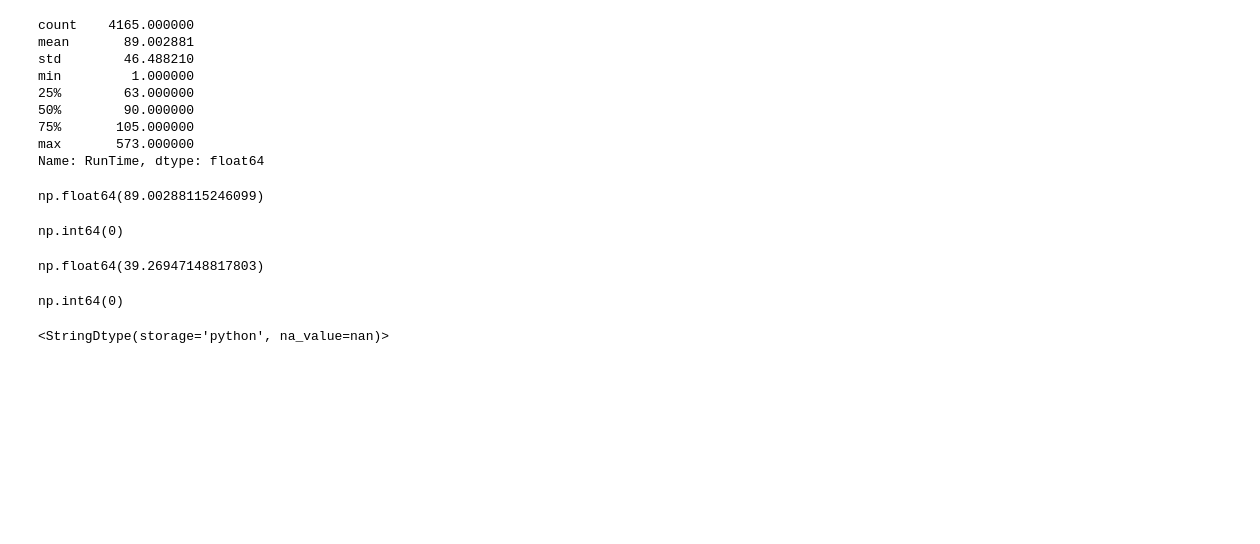
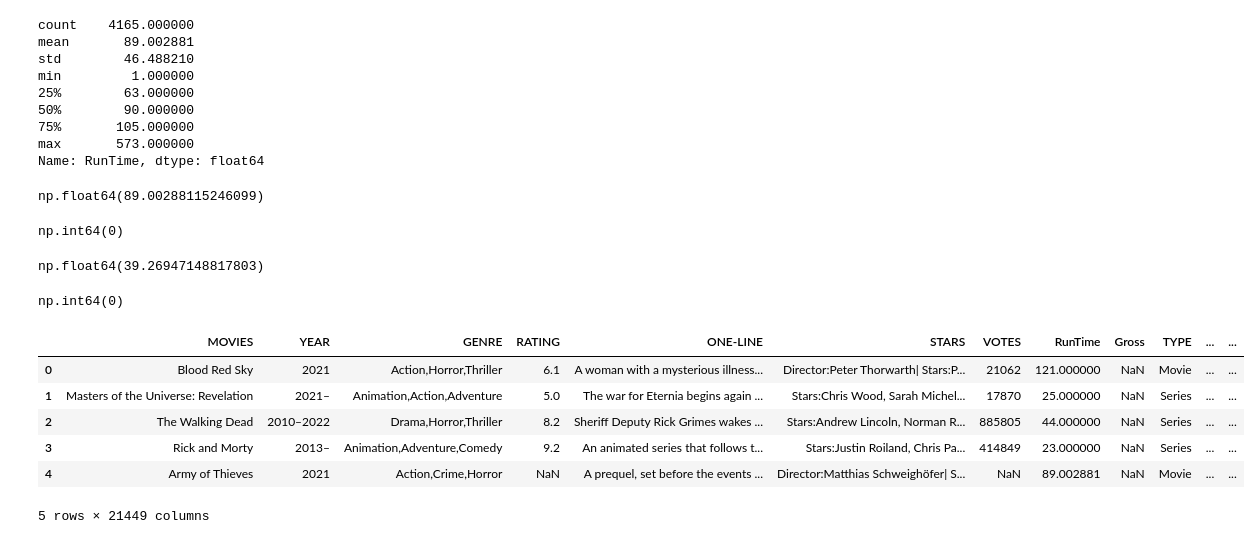
Before and after one commit to MonaTaghavi/dm-ann, a Jupyter notebook: notebooks/21dm-movie.ipynb, the cells around one changed output. Saved outputs shown, nothing was run; the diff lists cells and outputs as text; code cells hidden in the pictures; blank space fills up the shorter version.

```diff
--- a/notebooks/21dm-movie.ipynb
+++ b/notebooks/21dm-movie.ipynb
@@ -560,6 +561,13 @@ df["RunTime"][df["TYPE"] == "Series"].isna().sum()
 # %% [output]
 np.int64(0)
 # %%
-df["VOTES"].dtype
+df["VOTES"] = df["VOTES"].str.replace(",", "", regex=False)
+df.head()
 # %% [output]
+|  | MOVIES | YEAR | GENRE | RATING | ONE-LINE | STARS | VOTES | RunTime | Gross | TYPE | ... | ... |
+| 0 | Blood Red Sky | 2021 | Action,Horror,Thriller | 6.1 | A woman with a mysterious illness... | Director:Peter Thorwarth| Stars:P... | 21062 | 121.000000 | NaN | Movie | ... | ... |
+| 1 | Masters of the Universe: Revelation | 2021– | Animation,Action,Adventure | 5.0 | The war for Eternia begins again ... | Stars:Chris Wood, Sarah Michel... | 17870 | 25.000000 | NaN | Series | ... | ... |
+| 2 | The Walking Dead | 2010–2022 | Drama,Horror,Thriller | 8.2 | Sheriff Deputy Rick Grimes wakes ... | Stars:Andrew Lincoln, Norman R... | 885805 | 44.000000 | NaN | Series | ... | ... |
+| 3 | Rick and Morty | 2013– | Animation,Adventure,Comedy | 9.2 | An animated series that follows t... | Stars:Justin Roiland, Chris Pa... | 414849 | 23.000000 | NaN | Series | ... | ... |
+| 4 | Army of Thieves | 2021 | Action,Crime,Horror | NaN | A prequel, set before the events ... | Director:Matthias Schweighöfer| S... | NaN | 89.002881 | NaN | Movie | ... | ... |
-<StringDtype(storage='python', na_value=nan)>
+5 rows × 21449 columns
```
Also changed, not shown: parts of 15 cells of this notebook.
